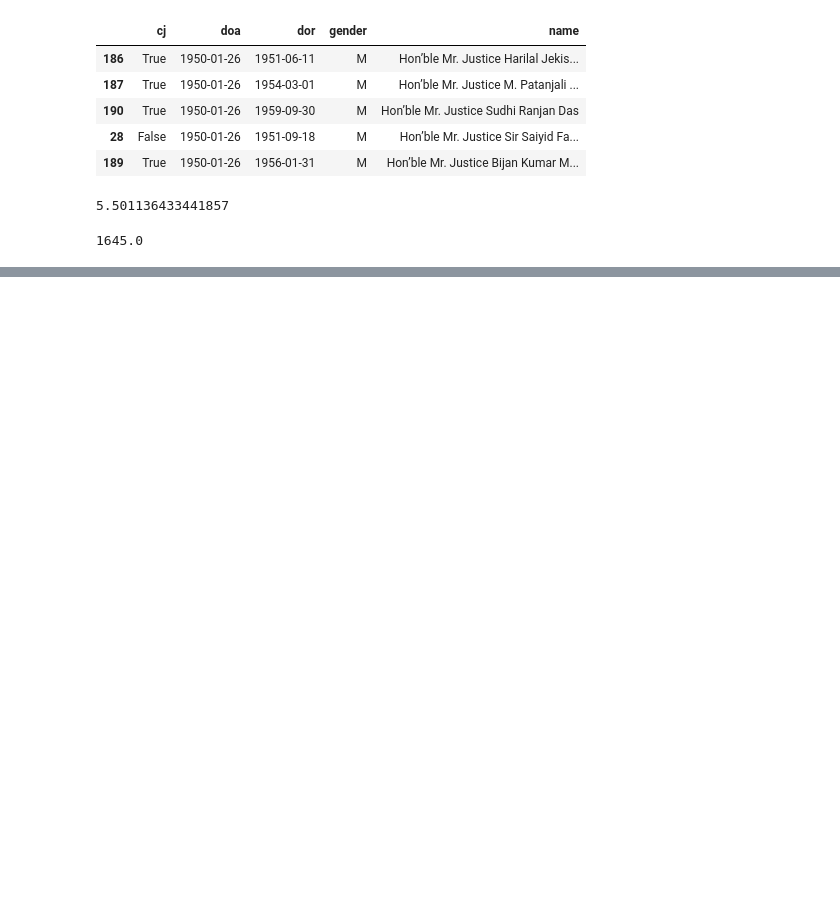
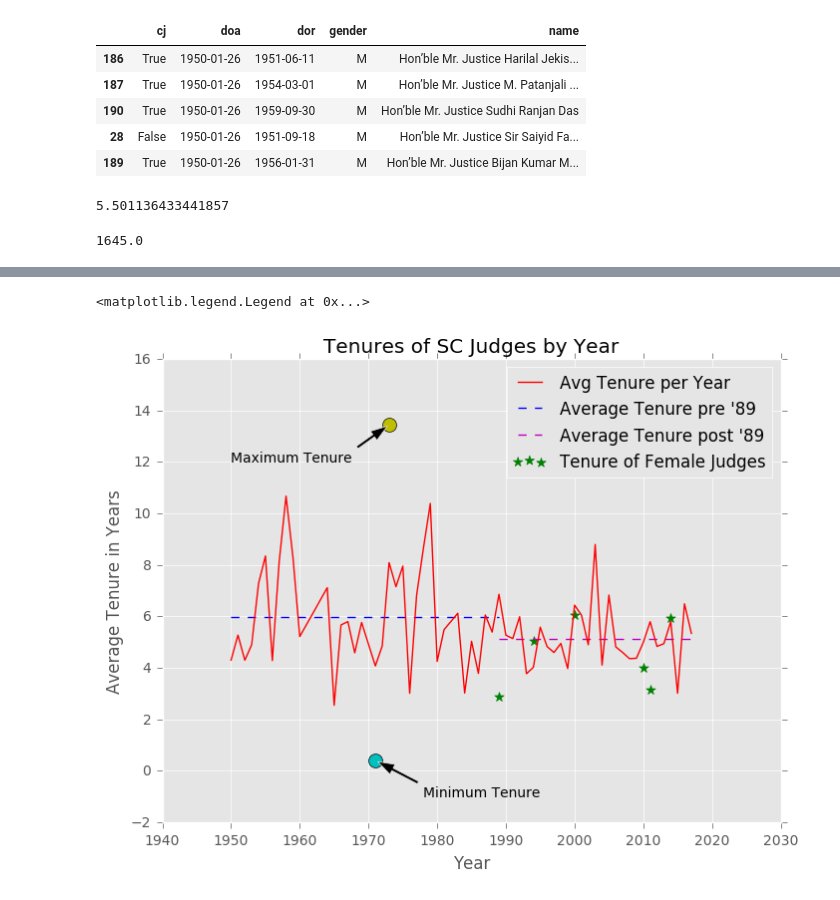
Before and after one commit to jaidevd/faciendum, a Jupyter notebook: exploration.ipynb, the cells around one changed output, grey strips where cells are left out. Saved outputs shown, nothing was run; the diff lists cells and outputs as text; code cells hidden in the pictures; blank space fills up the shorter version.

```diff
--- a/exploration.ipynb
+++ b/exploration.ipynb
@@ -38,3 +78,34 @@ men_mean = males.groupby('year').agg(np.mean)
+# %%
+fig = plt.figure(figsize=(8, 6))
+ax = fig.add_subplot(111)
+#plt.plot(men_min.index, men_min['tenure_days'].values, "g-", label="Minimum")
+#plt.scatter(men_min.index, men_min['tenure_days'].values, c="g", marker="o")
+#plt.plot(men_max.index, men_max['tenure_days'].values, "r-", label="Maximum")
+#plt.scatter(men_max.index, men_max['tenure_days'].values, c="r", marker="o")
+ax.plot(men_mean.index, men_mean['tenure_years'].values, "r-", label="Avg Tenure per Year")
+#plt.scatter(men_mean.index, men_mean['tenure_days'].values, c="k", marker="o")
+pre_89 = males[males.year <= 1989]
+post_89 = males[males.year > 1989]
+ax.hlines(pre_89.tenure_years.mean(), 1950, 1989, "b",linestyles="dashed", label="Average Tenure pre '89")
+ax.hlines(post_89.tenure_years.mean(), 1989, 2017, "m",linestyles="dashed", label="Average Tenure post '89")
+#ax.scatter(females['year'].values, females['tenure_years'].values,
+#            marker="$\u2640$", s=100, label="Female Judges", color="g")
+ax.scatter(females['year'].values, females['tenure_years'].values,
+           marker="*", s=50, label="Tenure of Female Judges", color="g")
+
+ax.plot(maxrec['year'], maxrec['tenure_years'], "yo", markersize=10)
+ax.annotate("Maximum Tenure", xy=(maxrec['year'], maxrec['tenure_years']),
+            xytext=(1950, 12), arrowprops=dict(facecolor='black', shrink=0.05, width=2, headwidth=8))
+ax.plot(minrec['year'], minrec['tenure_years'], "co", markersize=10)
+ax.annotate("Minimum Tenure", xy=(minrec['year'], minrec['tenure_years']),
+            xytext=(1978, -1), arrowprops=dict(facecolor='black', shrink=0.05, width=2, headwidth=8))
+plt.xlabel("Year")
+plt.ylabel("Average Tenure in Years")
+plt.title("Tenures of SC Judges by Year")
+plt.legend(loc="best")
+# %% [output]
+<matplotlib.legend.Legend at 0x...>
+[figure, added]
 # %%
 fig = plt.figure(figsize=(8, 6))
 fig.add_subplot(111)
```
Also changed, not shown: parts of 9 cells of this notebook.
